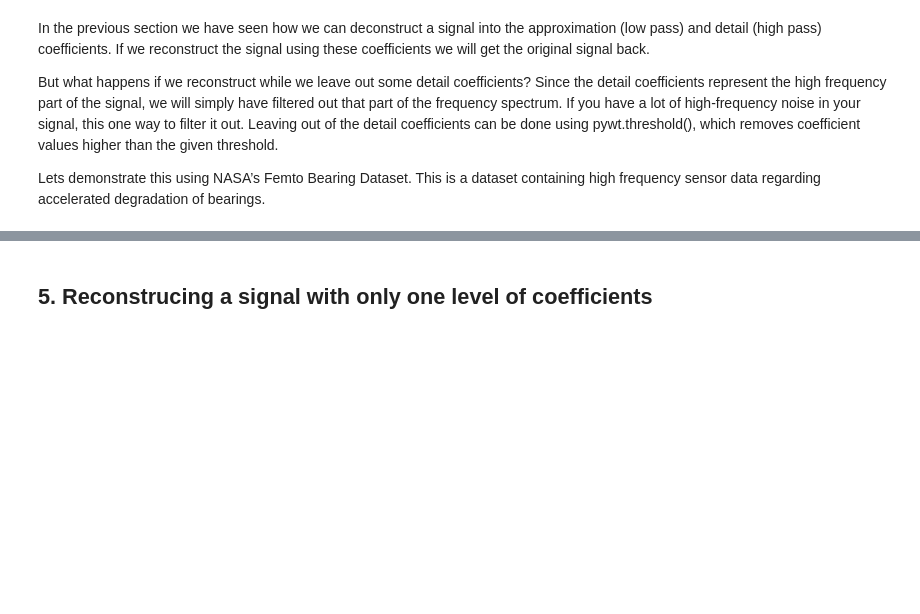
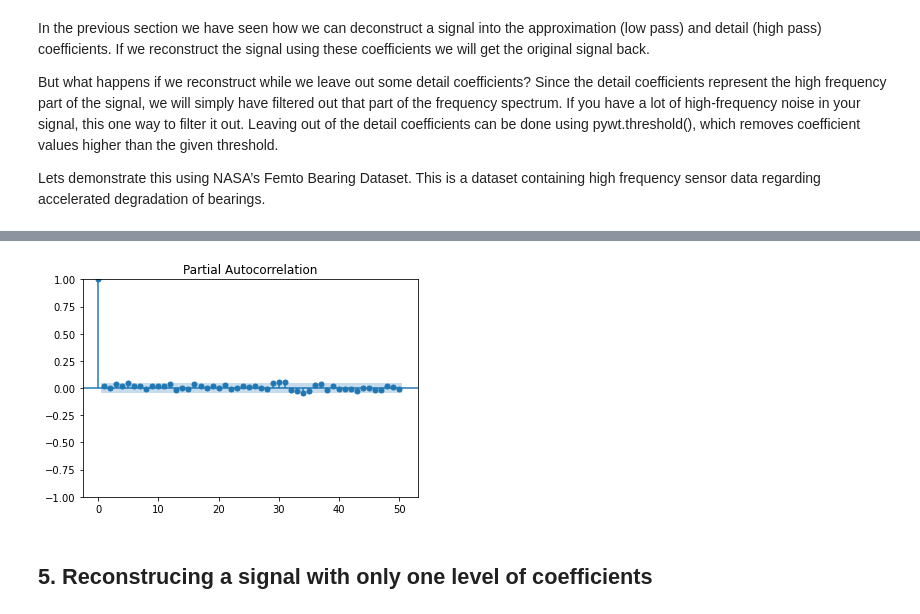
Before and after one commit to john2408/Timeseries_Wavelet, a Jupyter notebook: notebooks/Wavelet_Tutorial/WV1 - Using PyWavelets for Wavelet Analysis.ipynb, the cells around one changed output, grey strips where cells are left out. Cells and saved outputs as stored; diff of their text form; code cells hidden in the pictures; blank space fills up the shorter version.

```diff
--- a/notebooks/Wavelet_Tutorial/WV1 - Using PyWavelets for Wavelet Analysis.ipynb
+++ b/notebooks/Wavelet_Tutorial/WV1 - Using PyWavelets for Wavelet Analysis.ipynb
@@ -369,3 +371,8 @@ plt.show()
+# %%
+plot_pacf(rec, lags = 50)
+plt.show()
+# %% [output]
+[figure, added]
 # %% [markdown]
 ## 5. Reconstrucing a signal with only one level of coefficients
 # %%
```
Also changed, not shown: parts of 3 cells of this notebook, 3 other files.
